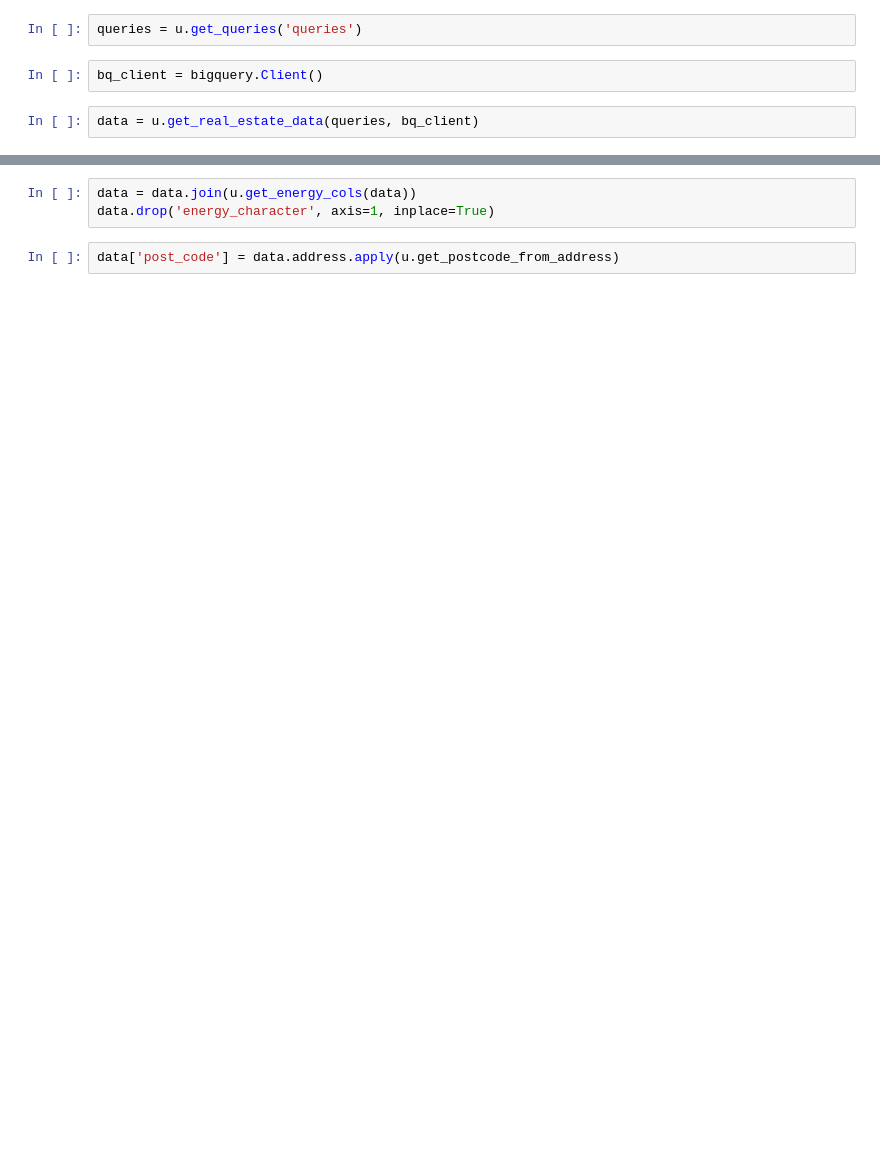
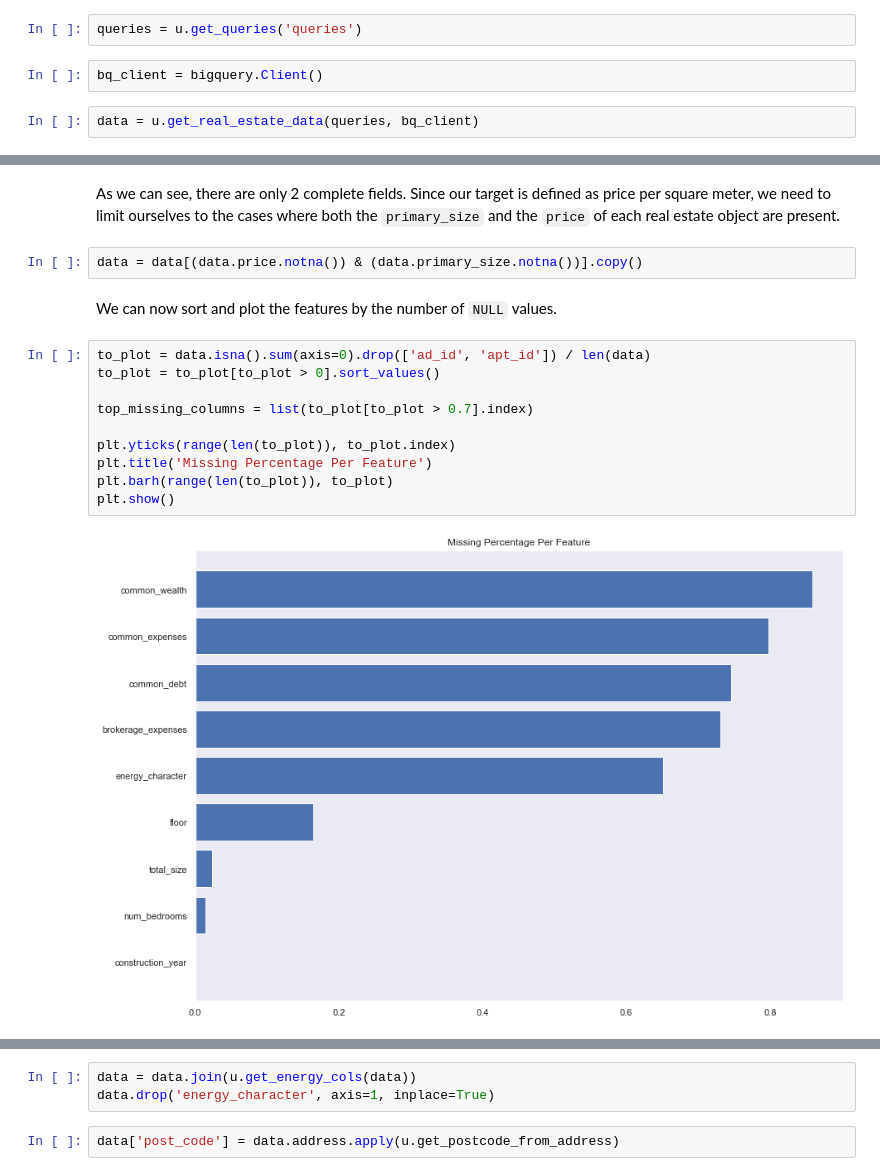
Before and after one commit to rossrco/analyses, a Jupyter notebook: home_oslo_home/eda.ipynb, the cells around one changed output, grey strips where cells are left out. Drawn from its saved outputs; the diff is of its cells as text; blank space fills up the shorter version.

Commit message:
analyze missing values in the main dataset

```diff
--- a/home_oslo_home/eda.ipynb
+++ b/home_oslo_home/eda.ipynb
@@ -47,0 +93,18 @@ data = u.get_real_estate_data(queries, bq_client)
+# %% [markdown]
+As we can see, there are only 2 complete fields. Since our target is defined as price per square meter, we need to limit ourselves to the cases where both the `primary_size` and the `price` of each real estate object are present.
+# %%
+data = data[(data.price.notna()) & (data.primary_size.notna())].copy()
+# %% [markdown]
+We can now sort and plot the features by the number of `NULL` values.
+# %%
+to_plot = data.isna().sum(axis=0).drop(['ad_id', 'apt_id']) / len(data)
+to_plot = to_plot[to_plot > 0].sort_values()
+
+top_missing_columns = list(to_plot[to_plot > 0.7].index)
+
+plt.yticks(range(len(to_plot)), to_plot.index)
+plt.title('Missing Percentage Per Feature')
+plt.barh(range(len(to_plot)), to_plot)
+plt.show()
+# %% [output]
+[figure, added]
```
Also changed, not shown: parts of 11 cells of this notebook.
